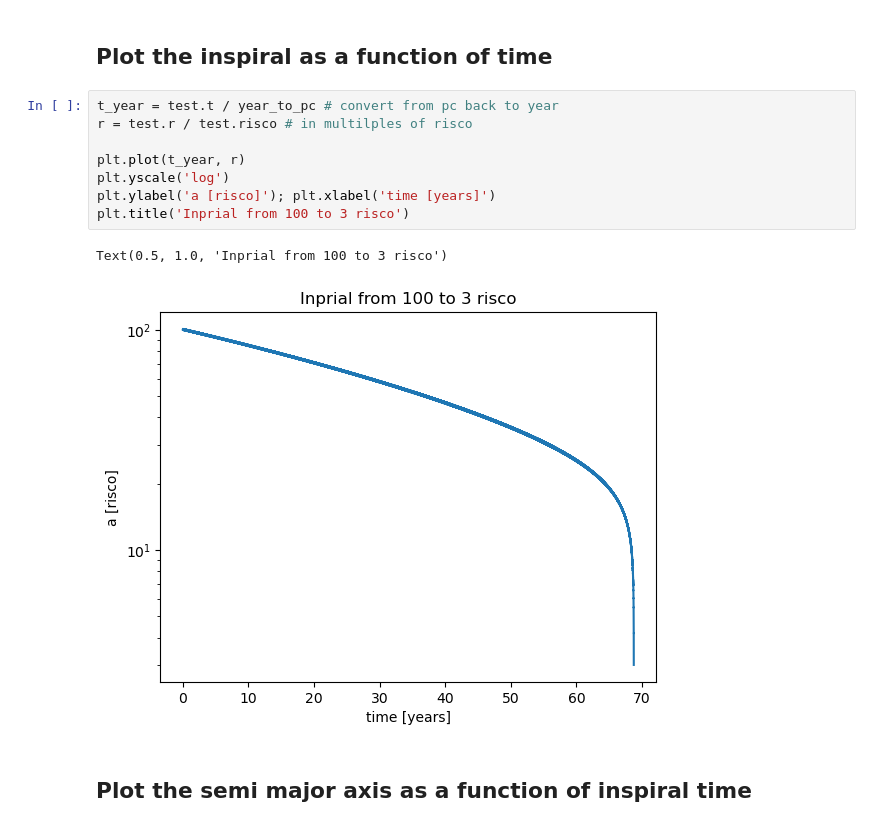
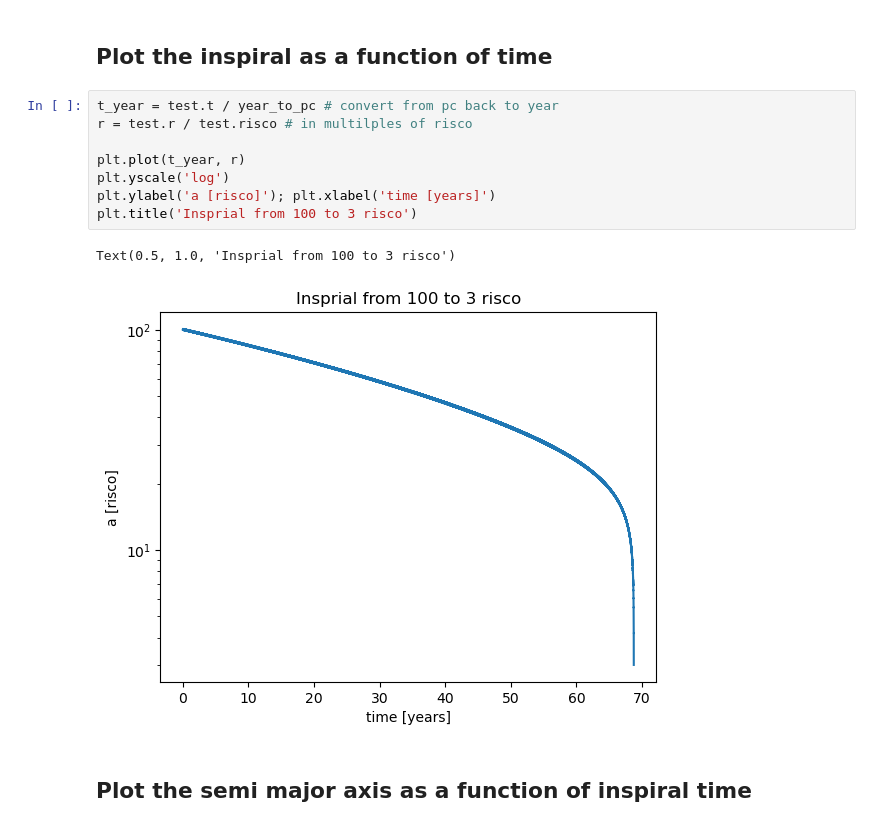
Before and after one commit to AdamSmithOrlik/gravitywaveslagrangian.jl, a Jupyter notebook: analysis/analysis.ipynb, the cells around one changed output. Drawn from its saved outputs; the diff is of its cells as text.

```diff
--- a/analysis/analysis.ipynb
+++ b/analysis/analysis.ipynb
@@ -90,14 +90,14 @@ True
 # %%
 t_year = test.t / year_to_pc # convert from pc back to year
 r = test.r / test.risco # in multilples of risco
 
 plt.plot(t_year, r)
 plt.yscale('log')
 plt.ylabel('a [risco]'); plt.xlabel('time [years]')
-plt.title('Inprial from 100 to 3 risco')
+plt.title('Insprial from 100 to 3 risco')
 # %% [output]
-Text(0.5, 1.0, 'Inprial from 100 to 3 risco')
+Text(0.5, 1.0, 'Insprial from 100 to 3 risco')
-[figure, old version]
+[figure, new version]
 # %% [markdown]
 ## Plot the semi major axis as a function of inspiral time
 # %%
```
